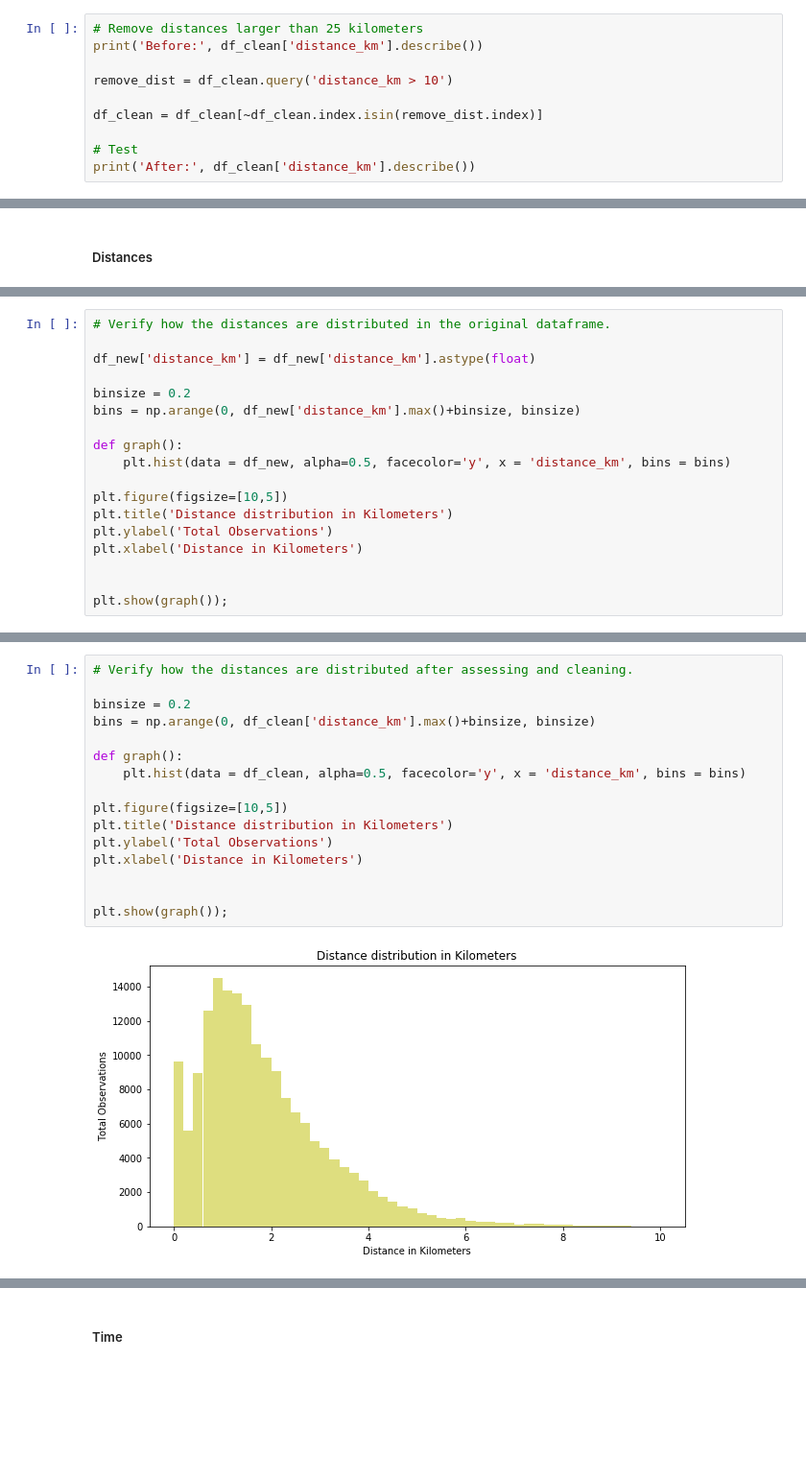
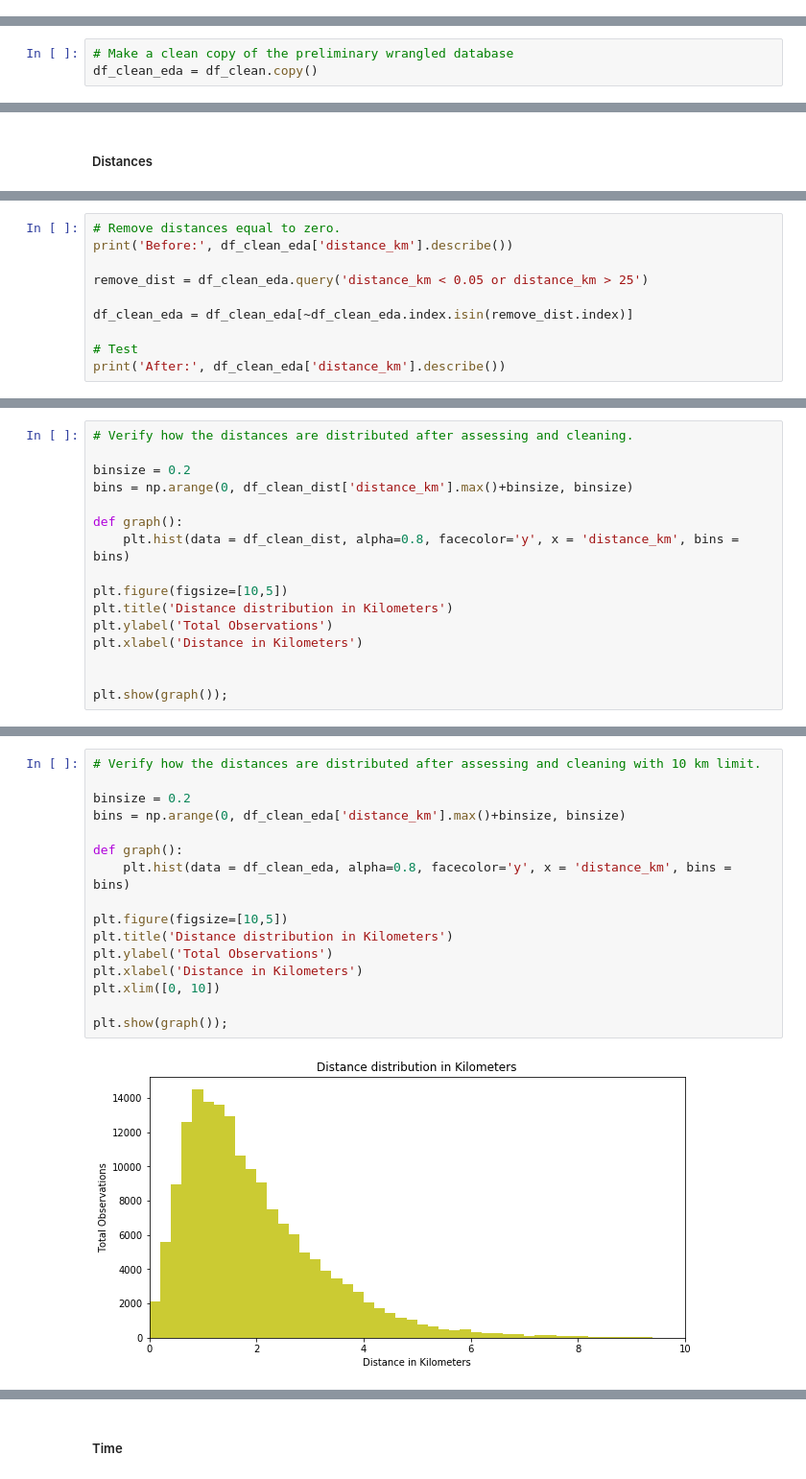
Before and after one commit to eduardopd/udacity-data-analysis-data-visualization, a Jupyter notebook: bay-wheels.ipynb, the cells around one changed output, grey strips where cells are left out. Shown at 96% size. Cells and saved outputs as stored; diff of their text form; blank space fills up the shorter version.

```diff
--- a/bay-wheels.ipynb
+++ b/bay-wheels.ipynb
@@ -159,13 +112,3 @@ for index, row in df_clean.iterrows():
     distance.append(R * c)
 
 df_clean['distance_km'] = distance
-# %%
-# Remove distances larger than 25 kilometers
-print('Before:', df_clean['distance_km'].describe())
-
-remove_dist = df_clean.query('distance_km > 10')
-
-df_clean = df_clean[~df_clean.index.isin(remove_dist.index)]
-
-# Test
-print('After:', df_clean['distance_km'].describe())
@@ -270,3 +194,6 @@ The distances and the time are the main features in the dataset. With this infor
 The latitude and longitude of both the start and end stations could give us the distance. Using the distance with the time in seconds, we could verify if members, subscribed users, are faster than casual users, for example.
 # %% [markdown]
 ### Univariate Exploration
+# %%
+# Make a clean copy of the preliminary wrangled database
+df_clean_eda = df_clean.copy()
@@ -274,0 +306,10 @@ The latitude and longitude of both the start and end stations could give us the
+# %%
+# Remove distances equal to zero.
+print('Before:', df_clean_eda['distance_km'].describe())
+
+remove_dist = df_clean_eda.query('distance_km < 0.05 or distance_km > 25')
+
+df_clean_eda = df_clean_eda[~df_clean_eda.index.isin(remove_dist.index)]
+
+# Test
+print('After:', df_clean_eda['distance_km'].describe())
@@ -275,13 +335,11 @@ The latitude and longitude of both the start and end stations could give us the
 # %%
-# Verify how the distances are distributed in the original dataframe.
-
-df_new['distance_km'] = df_new['distance_km'].astype(float)
+# Verify how the distances are distributed after assessing and cleaning.
 
 binsize = 0.2
-bins = np.arange(0, df_new['distance_km'].max()+binsize, binsize)
+bins = np.arange(0, df_clean_dist['distance_km'].max()+binsize, binsize)
 
 def graph():
-    plt.hist(data = df_new, alpha=0.5, facecolor='y', x = 'distance_km', bins = bins)
+    plt.hist(data = df_clean_dist, alpha=0.8, facecolor='y', x = 'distance_km', bins = bins)
 
 plt.figure(figsize=[10,5])
 plt.title('Distance distribution in Kilometers')
@@ -295,18 +355,18 @@ plt.show(graph());
 # %%
-# Verify how the distances are distributed after assessing and cleaning.
+# Verify how the distances are distributed after assessing and cleaning with 10 km limit.
 
 binsize = 0.2
-bins = np.arange(0, df_clean['distance_km'].max()+binsize, binsize)
+bins = np.arange(0, df_clean_eda['distance_km'].max()+binsize, binsize)
 
 def graph():
-    plt.hist(data = df_clean, alpha=0.5, facecolor='y', x = 'distance_km', bins = bins)
+    plt.hist(data = df_clean_eda, alpha=0.8, facecolor='y', x = 'distance_km', bins = bins)
 
 plt.figure(figsize=[10,5])
 plt.title('Distance distribution in Kilometers')
 plt.ylabel('Total Observations')
 plt.xlabel('Distance in Kilometers')
-
+plt.xlim([0, 10])
 
 plt.show(graph());
 # %% [output]
-[figure, old version]
+[figure, new version]
```
Also changed, not shown: parts of 44 cells of this notebook.
